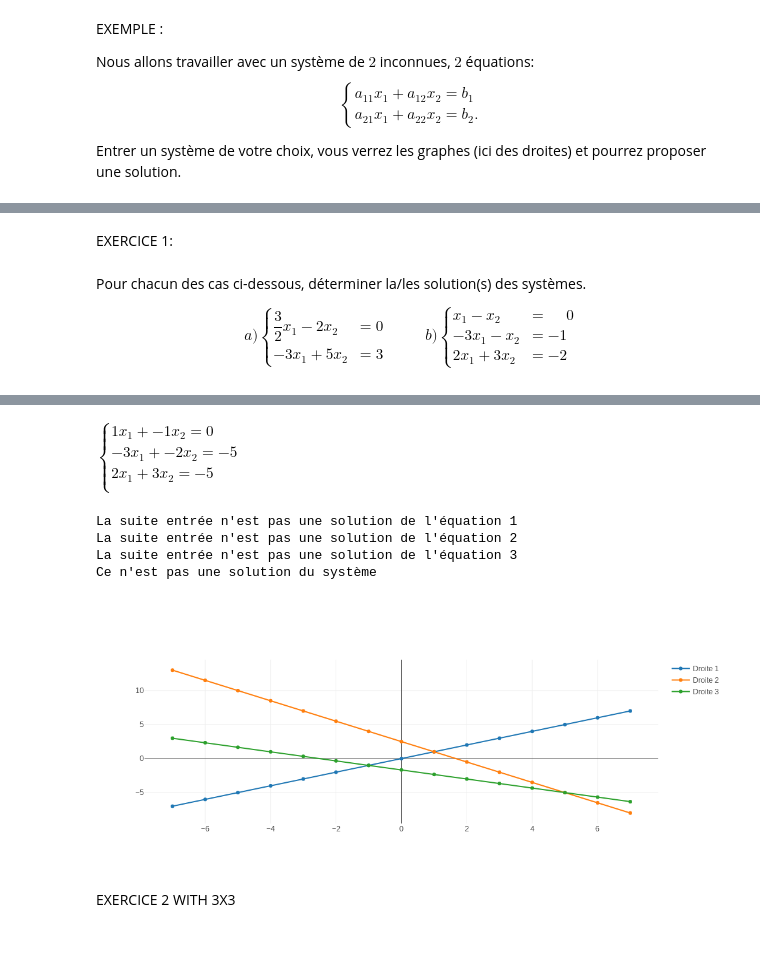
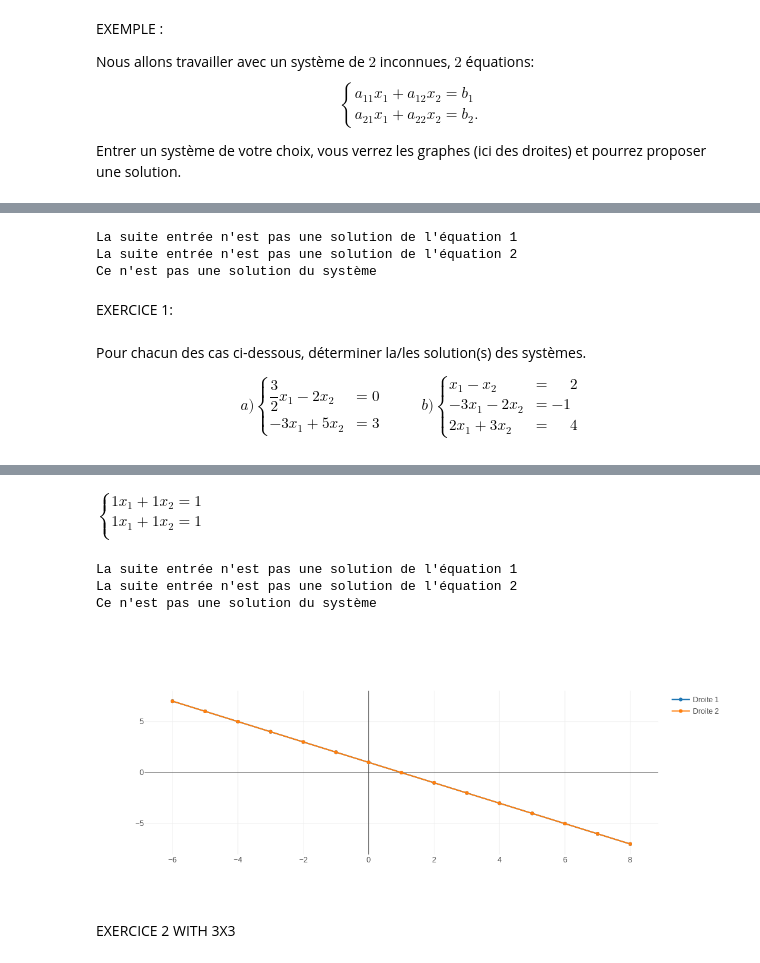
Before and after one commit to FlorianCassayre/jupyter_notebooks_AL, a Jupyter notebook: Chapitre 1 - Systemes equations lineaires/1.2. Nombre de solution d'un système.ipynb, the cells around one changed output, grey strips where cells are left out. Cells and saved outputs as stored; diff of their text form; code cells hidden in the pictures.

```diff
--- a/Chapitre 1 - Systemes equations lineaires/1.2. Nombre de solution d'un système.ipynb
+++ b/Chapitre 1 - Systemes equations lineaires/1.2. Nombre de solution d'un système.ipynb
@@ -115,3 +116,9 @@ C'est une solution du système
+# %%
+al.SolOfSyst(solution, coefficients,b,m)
+# %% [output]
+La suite entrée n'est pas une solution de l'équation 1
+La suite entrée n'est pas une solution de l'équation 2
+Ce n'est pas une solution du système
 # %% [markdown]
 EXERCICE 1:
 # %% [markdown]
@@ -122,33 +129,33 @@ a)\begin{cases}
 \dfrac{3}{2}x_1 - 2x_2&=0\\
 -3x_1 + 5 x_2&=3
 \end{cases} \hspace{1cm} b) \begin{cases}
-x_1 - x_2&=\phantom{-}0\\
--3x_1 -  x_2&=-1\\
-2x_1 + 3x_2&=-2
+x_1 - x_2&=\phantom{-}2\\
+-3x_1 -  2x_2&=-1\\
+2x_1 + 3x_2&=\phantom{-}4
 \end{cases}
 $$
 # %%
 al.bgc('seashell')
 #Par défaut, les coefficients sont fixés à 1 et n=2, m=2
+#Attention d'adapter les valeurs ci-dessous pour a) et b)
+n = 2
+m = 2
 
-n = 2
-m = 3
-
-MatriceCoeff = [ [1,-1,0] , [-3,-2,-5], [2,3,-5] ]
+coefficients = [ [1,1] , [1,1] ]
+b=[1,1]
 # %% [output]
 [interactive output not drawn]
 # %%
-al.printSyst(m,n, MatriceCoeff)
-solution=[4,3]
-al.SolOfSyst(solution, MatriceCoeff,m)
-al.Plot2DSys(-7,7,15,MatriceCoeff)
+al.printSyst(m,n, coefficients,b)
+solution=[1,1]
+al.SolOfSyst(solution, coefficients,b,m)
+al.Plot2DSys(-7,7,15,coefficients,b)
 # %% [output]
-$\begin{cases}1x_1 + -1x_2=0\\-3x_1 + -2x_2=-5\\2x_1 + 3x_2=-5\\\end{cases}$
+$\begin{cases}1x_1 + 1x_2=1\\1x_1 + 1x_2=1\\\end{cases}$
 La suite entrée n'est pas une solution de l'équation 1
 La suite entrée n'est pas une solution de l'équation 2
-La suite entrée n'est pas une solution de l'équation 3
 Ce n'est pas une solution du système
-[figure, old version]
+[figure, new version]
 # %% [markdown]
 EXERCICE 2 WITH 3X3
 # %%
```
Also changed, not shown: parts of 14 cells of this notebook, 3 other files.
